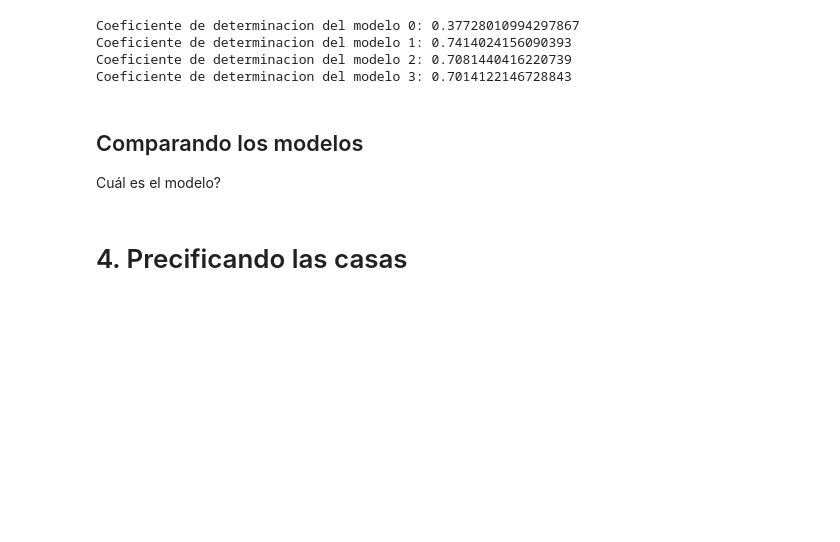
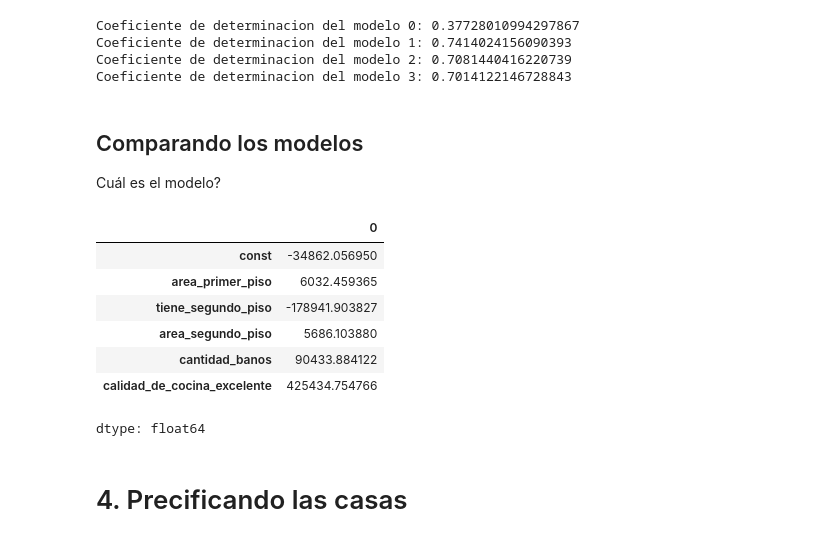
Before and after one commit to lukitasmois/2145-data-science-probando-relaciones-con-regresion-lineal, a Jupyter notebook: precios_de_inmuebles_regresion_lineal.ipynb, the cells around one changed output. Saved outputs shown, nothing was run; the diff lists cells and outputs as text; code cells hidden in the pictures; blank space fills up the shorter version.

Commit message:
03.08. Observo la influencia de los diferentes parametros sobre el precio del inmueble a partir del modelo_3

```diff
--- a/precios_de_inmuebles_regresion_lineal.ipynb
+++ b/precios_de_inmuebles_regresion_lineal.ipynb
@@ -362,6 +362,16 @@ Coeficiente de determinacion del modelo 3: 0.7014122146728843
 Cuál es el modelo?
 # %%
 # Cuántos parámetros tiene el modelo?
+modelo_3.params
+# %% [output]
+|  | 0 |
+| const | -34862.056950 |
+| area_primer_piso | 6032.459365 |
+| tiene_segundo_piso | -178941.903827 |
+| area_segundo_piso | 5686.103880 |
+| cantidad_banos | 90433.884122 |
+| calidad_de_cocina_excelente | 425434.754766 |
+dtype: float64
 # %% [markdown]
 # 4. Precificando las casas
 # %% [markdown]
```
